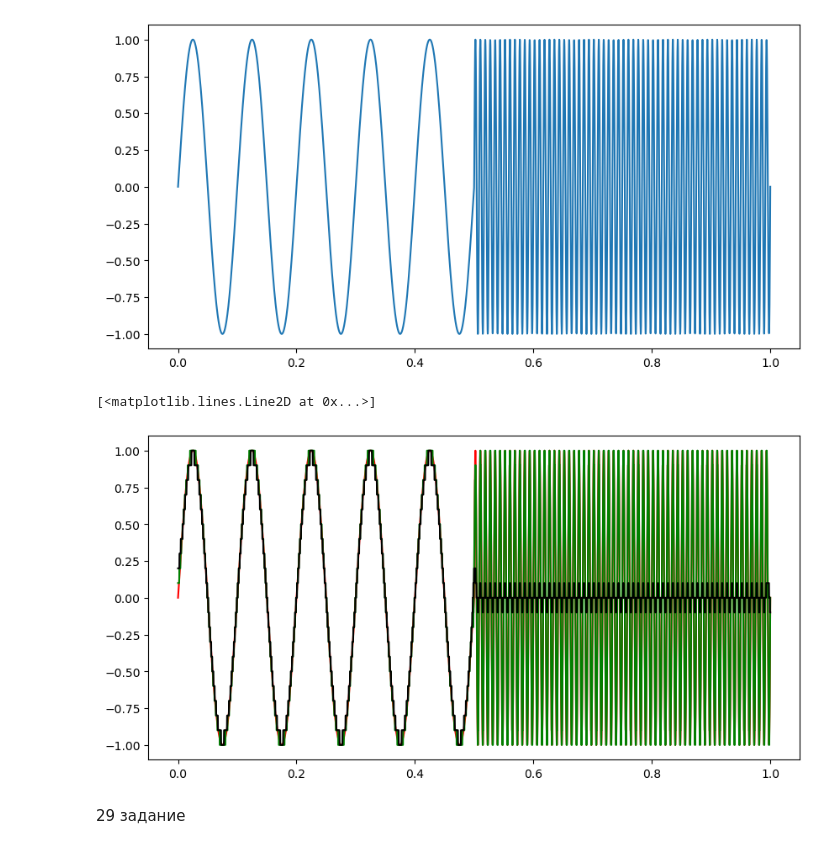
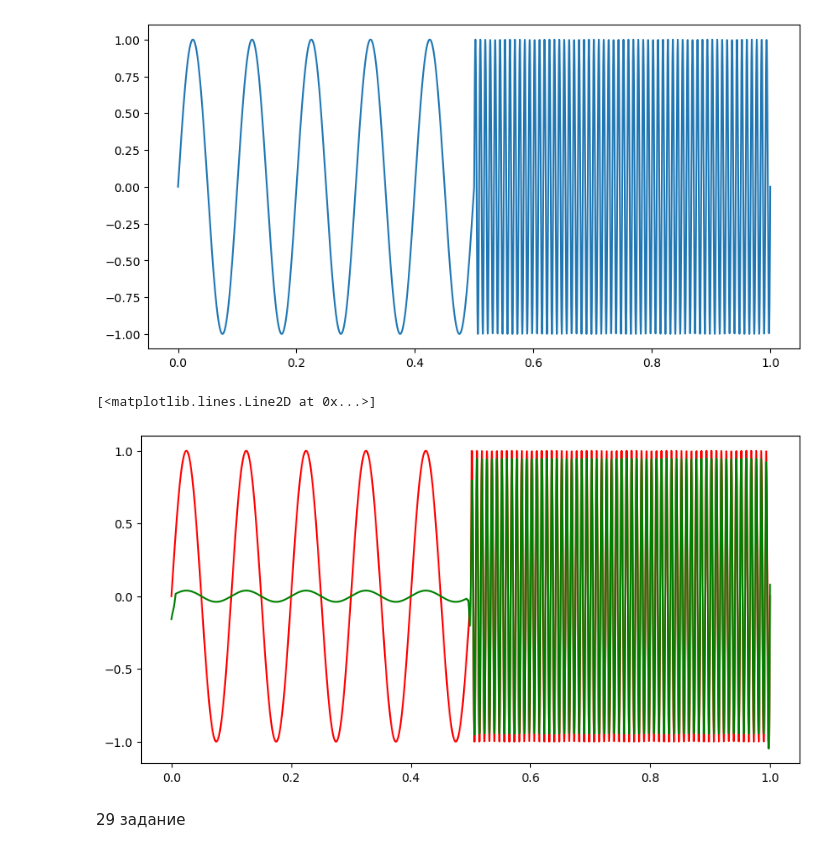
Before and after one commit to sympathhy/Vremennyi, a Jupyter notebook: lab6.ipynb, the cells around one changed output. Drawn from its saved outputs; the diff is of its cells as text; code cells hidden in the pictures.

```diff
--- a/lab6.ipynb
+++ b/lab6.ipynb
@@ -57,21 +57,21 @@ def SSA_group(A, U, V, N, I):
         s = 0
         for i in range(k+1):
             s += Z[i, k - i]
-        lv.append(round(s/(k+1), 1))
+        lv.append(s/(k+1))
 
     for k in range(L_min - 1, K_max):
         s = 0
 
         for i in range(L_min):
             s += Z[i, k - i]
-        lv.append(round(s/(L_min), 1))
+        lv.append(s/(L_min))
 
     for k in range(K_max, N):
         s = 0
 
         for i in range(k - K_max + 1, N - K_max + 1):
             s += Z[i, k - i]
-        lv.append(round(s/(N - k), 1))
+        lv.append(s/(N - k))
 
     return lv
 # %%
@@ -195,18 +195,14 @@ plt.show()
 [figure]
 # %%
 A, U, V = SSA_modes(x2, 30)
-ts1 = SSA_group(A, U, V, len(x2), [0])
-
-A, U, V = SSA_modes(x2, 30)
-ts2 = SSA_group(A, U, V, len(x2), [0, 1, 2])
+ts2 = SSA_group(A, U, V, len(x2), [1, 2, 3])
 
 plt.figure(figsize = (10, 5))
 plt.plot(t, x2, c = 'r')
 plt.plot(t, ts2, c = 'g')
-plt.plot(t, ts1, c = 'k')
 # %% [output]
 [<matplotlib.lines.Line2D at 0x...>]
-[figure, old version]
+[figure, new version]
 # %% [markdown]
 29 задание
 # %%
```
Also changed, not shown: parts of 22 cells of this notebook.
